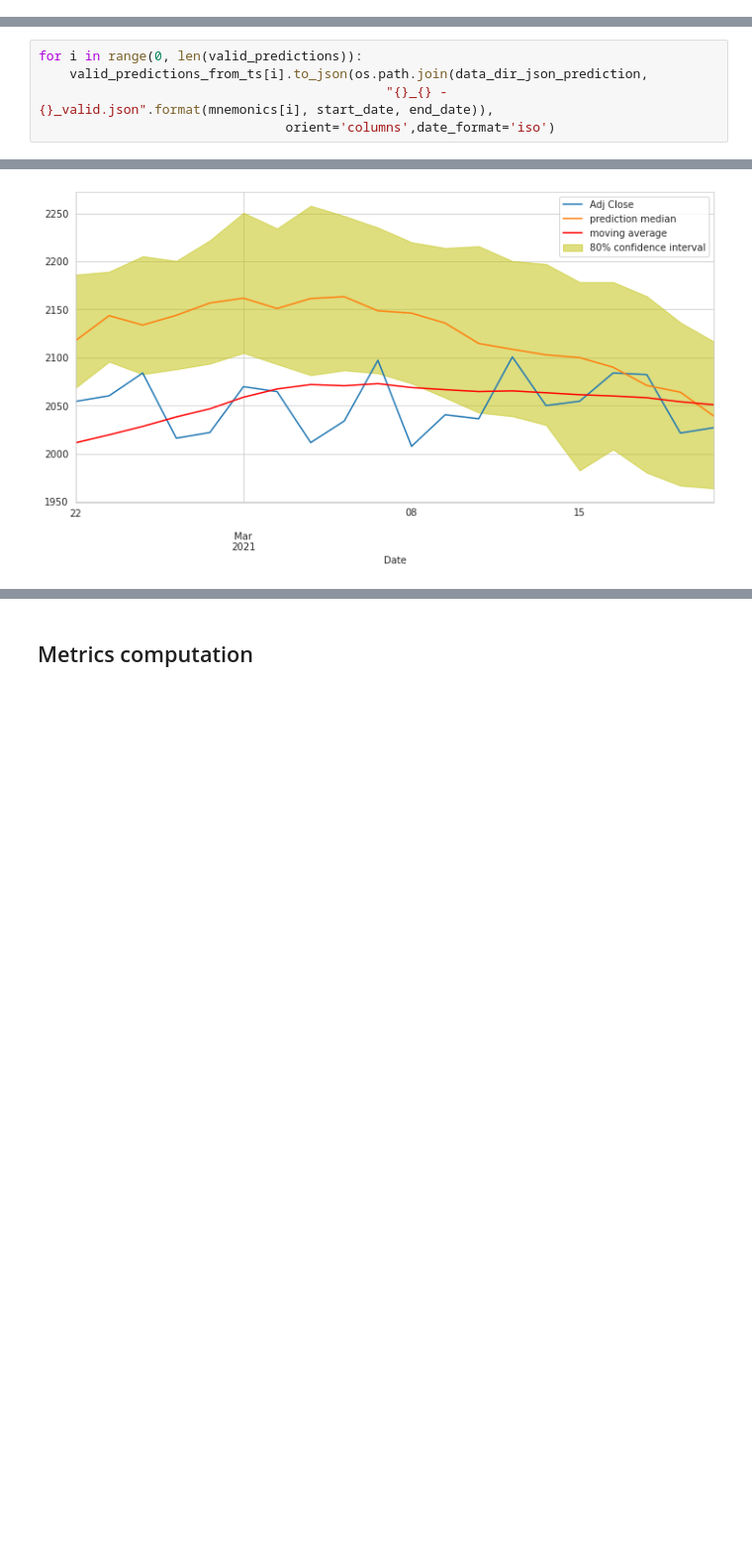
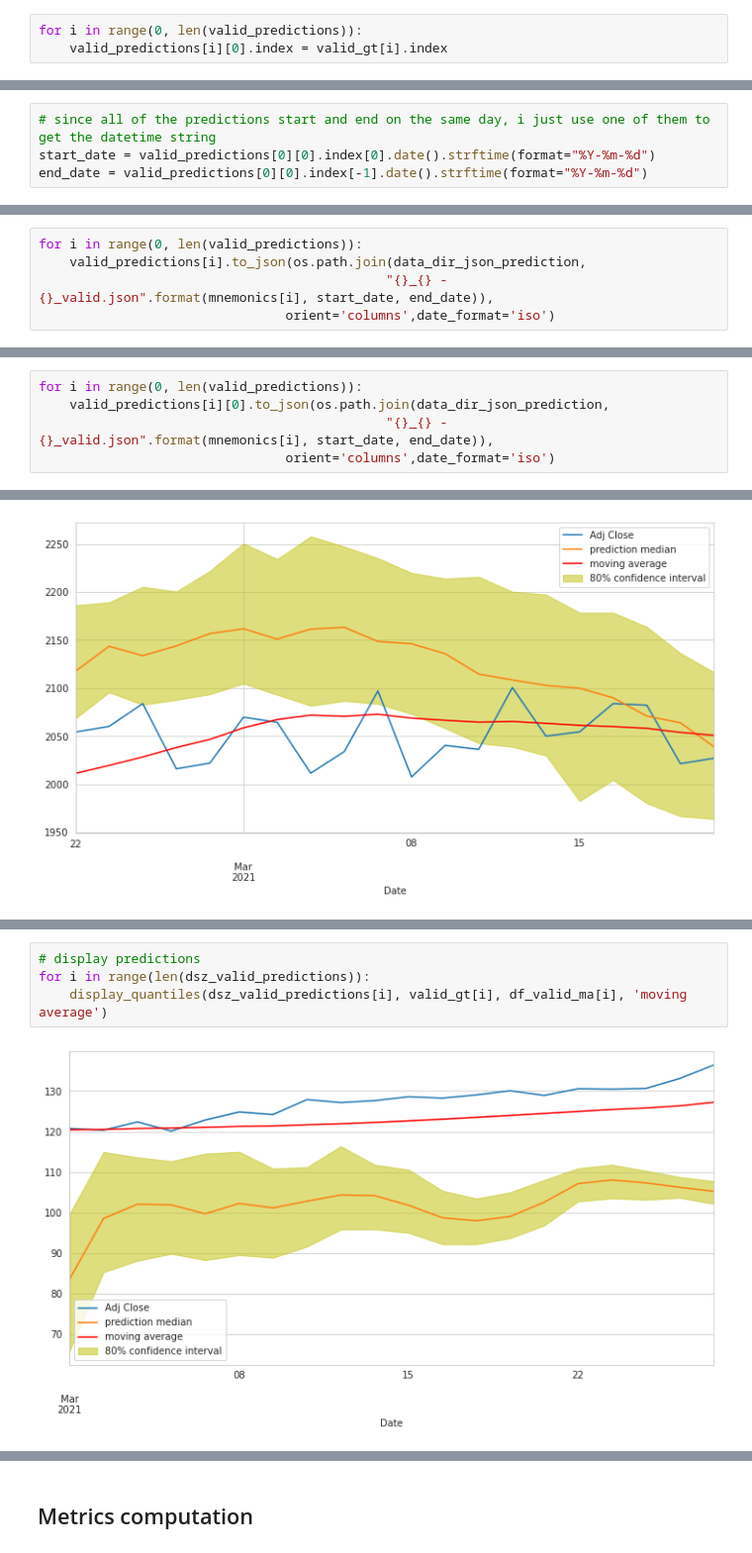
Before and after one commit to alfreedolf/ml-spp, a Jupyter notebook: 3_A.DeepAR-StockPricesPredictions.ipynb, the cells around one changed output, grey strips where cells are left out. Shown at 99% size. Cells and saved outputs as stored; diff of their text form; blank space fills up the shorter version.

```diff
--- a/3_A.DeepAR-StockPricesPredictions.ipynb
+++ b/3_A.DeepAR-StockPricesPredictions.ipynb
@@ -387,2 +865,5 @@ for i in range(0, len(valid_predictions)):
+# %%
+for i in range(0, len(valid_predictions)):
+    valid_predictions[i][0].index = valid_gt[i].index
 # %% [markdown]
 Save data locally:
@@ -393,2 +878,6 @@ end_date = valid_predictions_from_ts[0].index[-1].date().strftime(format="%Y-%m-
+# %%
+# since all of the predictions start and end on the same day, i just use one of them to get the datetime string
+start_date = valid_predictions[0][0].index[0].date().strftime(format="%Y-%m-%d")
+end_date = valid_predictions[0][0].index[-1].date().strftime(format="%Y-%m-%d")
 # %% [markdown]
 Prediction serialization:
@@ -395,5 +886,5 @@ Prediction serialization:
 # %%
 for i in range(0, len(valid_predictions)):
-    valid_predictions_from_ts[i].to_json(os.path.join(data_dir_json_prediction,
+    valid_predictions[i].to_json(os.path.join(data_dir_json_prediction,
                                              "{}_{} - {}_valid.json".format(mnemonics[i], start_date, end_date)),
                                 orient='columns',date_format='iso')
@@ -400,3 +893,8 @@ for i in range(0, len(valid_predictions)):
+# %%
+for i in range(0, len(valid_predictions)):
+    valid_predictions[i][0].to_json(os.path.join(data_dir_json_prediction,
+                                             "{}_{} - {}_valid.json".format(mnemonics[i], start_date, end_date)),
+                                orient='columns',date_format='iso')
 # %% [markdown]
 Prediction de-serialization:
 # %%
@@ -451,0 +975,6 @@ for i in range(len(test_predictions)):
+# %%
+# display predictions
+for i in range(len(dsz_valid_predictions)):
+    display_quantiles(dsz_valid_predictions[i], valid_gt[i], df_valid_ma[i], 'moving average')
+# %% [output]
+[figure, added]
```
Also changed, not shown: parts of 148 cells of this notebook, 3 other files.
